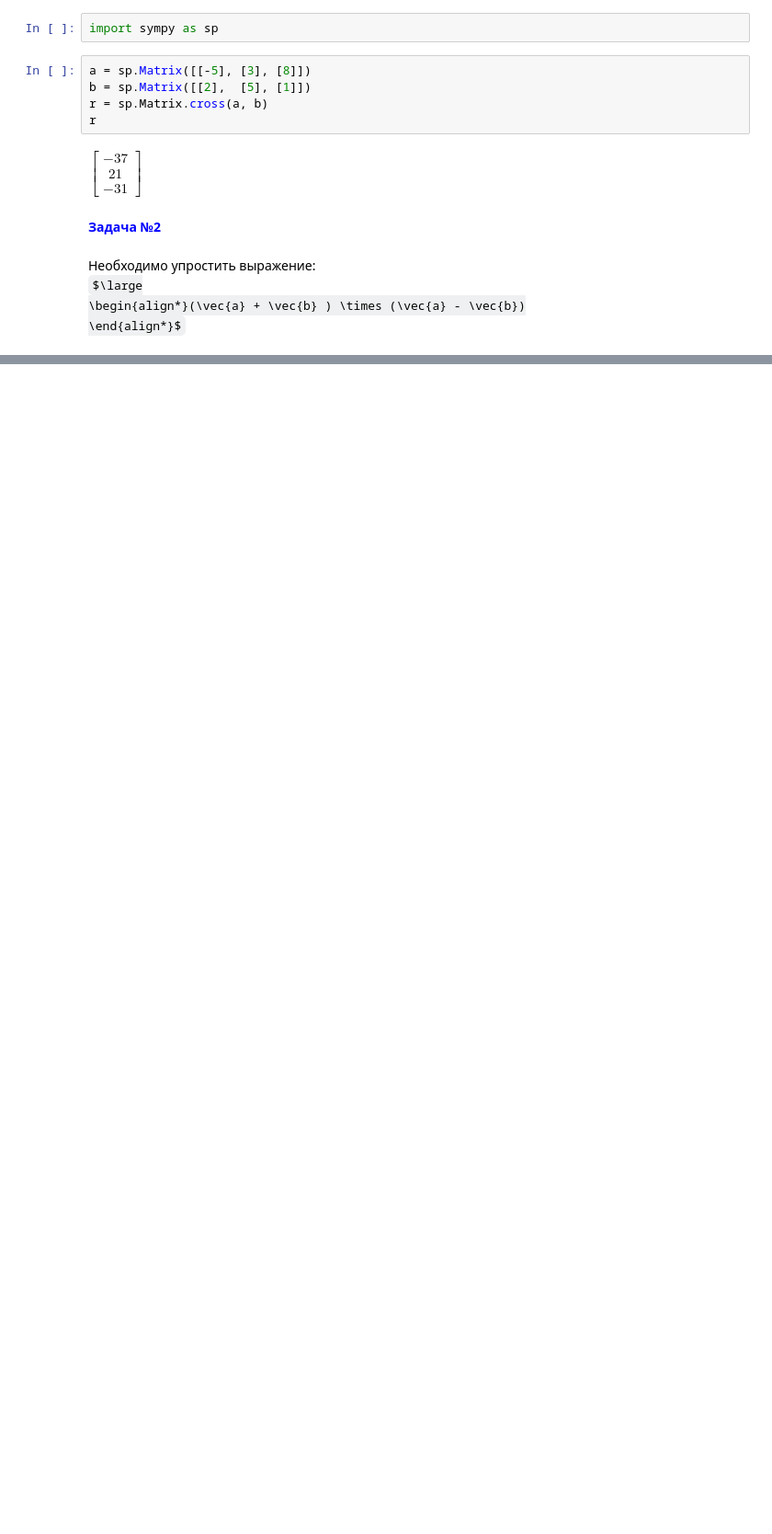
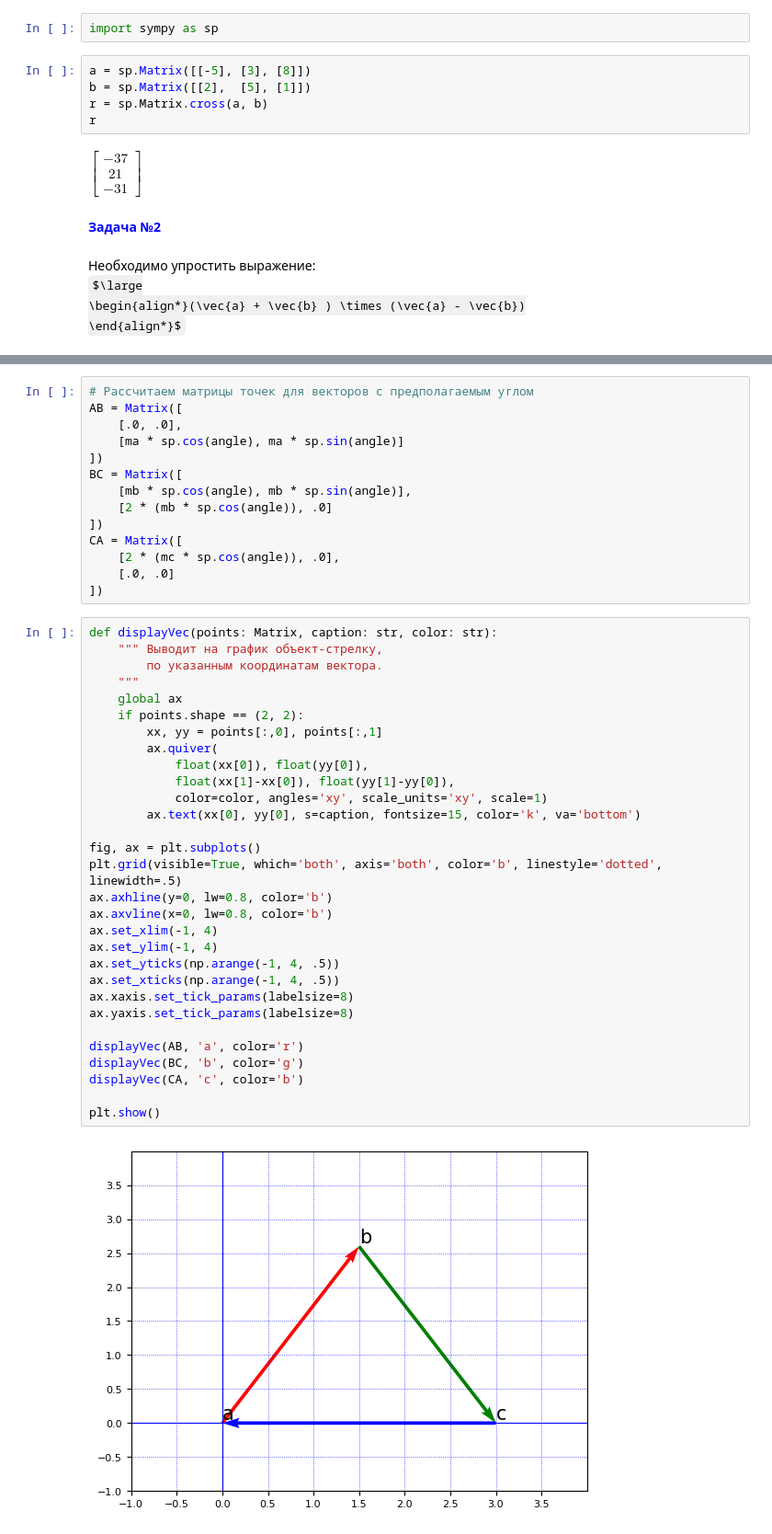
Before and after one commit to Vincopter/PracticalJob_3_1, a Jupyter notebook: interactive/practise2.ipynb, the cells around one changed output, grey strips where cells are left out. Shown at 92% size. Cells and saved outputs as stored; diff of their text form; some formulas as TeX source; blank space fills up the shorter version.

```diff
--- a/interactive/practise2.ipynb
+++ b/interactive/practise2.ipynb
@@ -31,0 +77,46 @@ SyntaxError: invalid syntax (3313029394.py, line 1)
+# %%
+# Рассчитаем матрицы точек для векторов с предполагаемым углом
+AB = Matrix([
+    [.0, .0],
+    [ma * sp.cos(angle), ma * sp.sin(angle)]
+])
+BC = Matrix([
+    [mb * sp.cos(angle), mb * sp.sin(angle)],
+    [2 * (mb * sp.cos(angle)), .0]
+])
+CA = Matrix([
+    [2 * (mc * sp.cos(angle)), .0],
+    [.0, .0]
+])
+# %%
+def displayVec(points: Matrix, caption: str, color: str):
+    """ Выводит на график объект-стрелку,
+        по указанным координатам вектора.
+    """
+    global ax
+    if points.shape == (2, 2):
+        xx, yy = points[:,0], points[:,1]
+        ax.quiver(
+            float(xx[0]), float(yy[0]),
+            float(xx[1]-xx[0]), float(yy[1]-yy[0]),
+            color=color, angles='xy', scale_units='xy', scale=1)
+        ax.text(xx[0], yy[0], s=caption, fontsize=15, color='k', va='bottom')
+
+fig, ax = plt.subplots()
+plt.grid(visible=True, which='both', axis='both', color='b', linestyle='dotted', linewidth=.5)
+ax.axhline(y=0, lw=0.8, color='b')
+ax.axvline(x=0, lw=0.8, color='b')
+ax.set_xlim(-1, 4)
+ax.set_ylim(-1, 4)
+ax.set_yticks(np.arange(-1, 4, .5))
+ax.set_xticks(np.arange(-1, 4, .5))
+ax.xaxis.set_tick_params(labelsize=8)
+ax.yaxis.set_tick_params(labelsize=8)
+
+displayVec(AB, 'a', color='r')
+displayVec(BC, 'b', color='g')
+displayVec(CA, 'c', color='b')
+
+plt.show()
+# %% [output]
+[figure, added]
```
Also changed, not shown: parts of 11 cells of this notebook, 6 other files.
